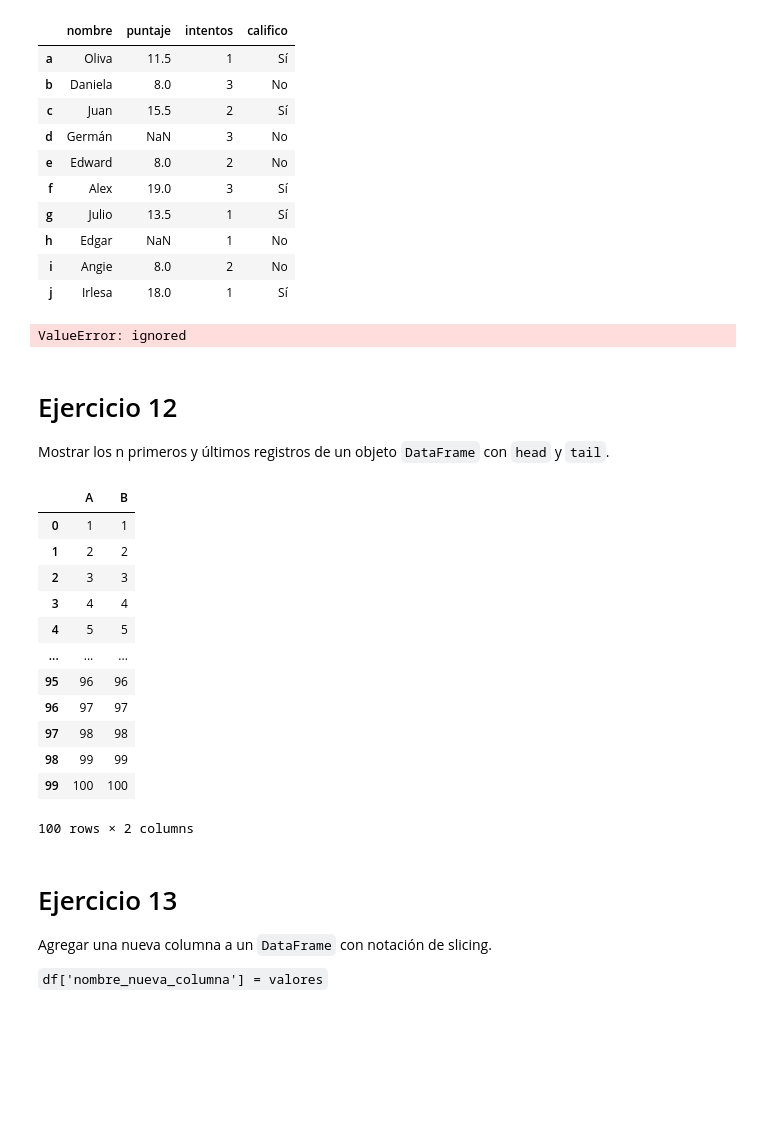
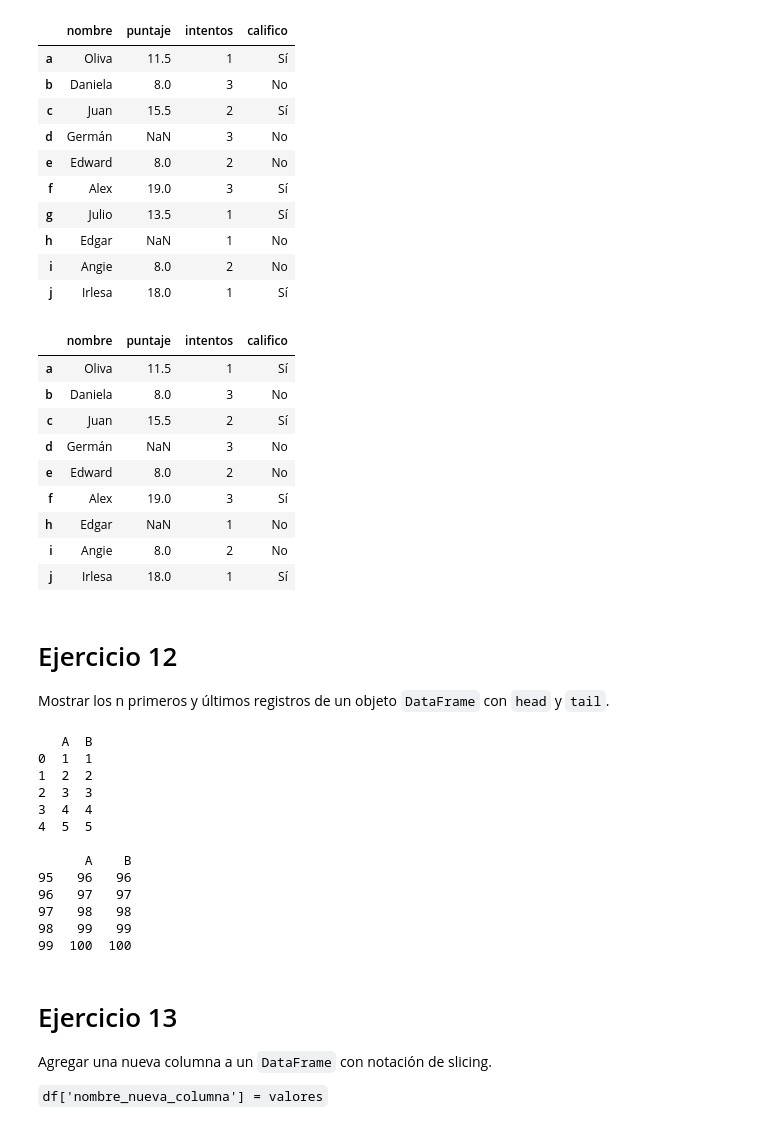
Before and after one commit to alvaroHdZ95/big_data_the_valley_course, a Jupyter notebook: Dia 2/Álvaro Hernández - M4 - 10 - Pandas.ipynb, the cells around one changed output. Cells and saved outputs as stored; diff of their text form; code cells hidden in the pictures; blank space fills up the shorter version.

```diff
--- a/Dia 2/Álvaro Hernández - M4 - 10 - Pandas.ipynb
+++ b/Dia 2/Álvaro Hernández - M4 - 10 - Pandas.ipynb
@@ -330,10 +330,19 @@ df
 | i | Angie | 8.0 | 2 | No |
 | j | Irlesa | 18.0 | 1 | Sí |
 # %%
-df.loc['g'].drop()
+df.drop('g', axis=0, inplace=True)
 df
 # %% [output]
-ValueError: ignored
+|  | nombre | puntaje | intentos | califico |
+| a | Oliva | 11.5 | 1 | Sí |
+| b | Daniela | 8.0 | 3 | No |
+| c | Juan | 15.5 | 2 | Sí |
+| d | Germán | NaN | 3 | No |
+| e | Edward | 8.0 | 2 | No |
+| f | Alex | 19.0 | 3 | Sí |
+| h | Edgar | NaN | 1 | No |
+| i | Angie | 8.0 | 2 | No |
+| j | Irlesa | 18.0 | 1 | Sí |
 # %% [markdown]
 # Ejercicio 12
 
@@ -344,21 +353,21 @@ datos_2 = list(range(1, 101))
 
 df = pd.DataFrame({'A': datos_1, 'B': datos_2})
 
-df
+print(df.head(), df.tail(), sep='\n\n')
 # %% [output]
-|  | A | B |
-| 0 | 1 | 1 |
-| 1 | 2 | 2 |
-| 2 | 3 | 3 |
-| 3 | 4 | 4 |
-| 4 | 5 | 5 |
-| ... | ... | ... |
-| 95 | 96 | 96 |
-| 96 | 97 | 97 |
-| 97 | 98 | 98 |
-| 98 | 99 | 99 |
-| 99 | 100 | 100 |
-100 rows × 2 columns
+   A  B
+0  1  1
+1  2  2
+2  3  3
+3  4  4
+4  5  5
+
+      A    B
+95   96   96
+96   97   97
+97   98   98
+98   99   99
+99  100  100
 # %% [markdown]
 # Ejercicio 13
 
```
Also changed, not shown: parts of 8 cells of this notebook.
